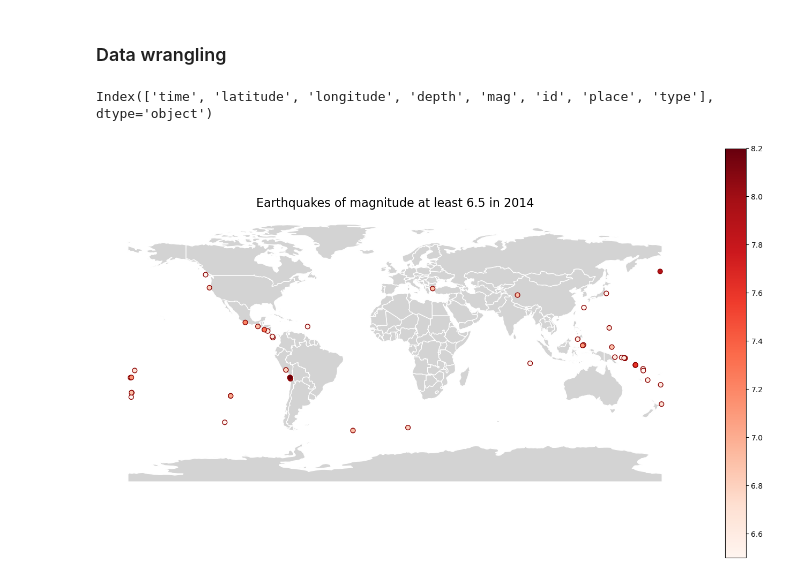
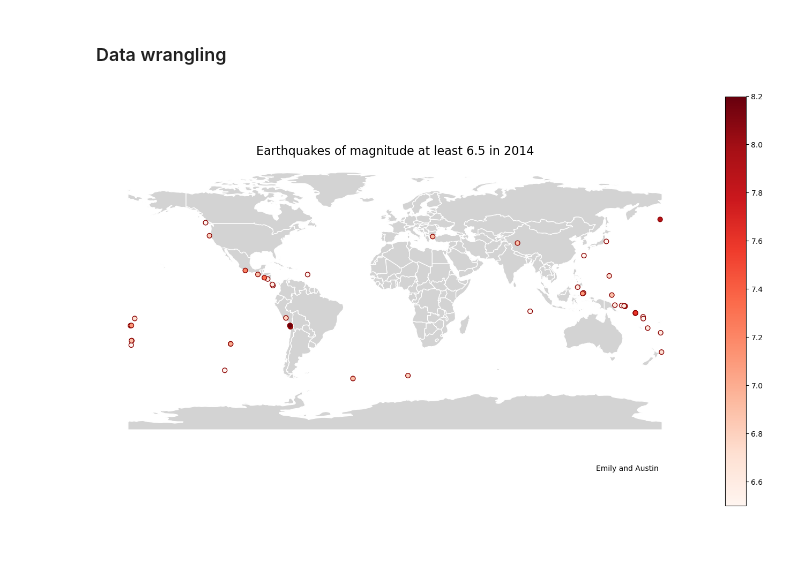
Before and after one commit to rellimylime/earthquake-branching, a Jupyter notebook: section-5-earthquakes.ipynb, the cells around one changed output. Drawn from its saved outputs; the diff is of its cells as text; code cells hidden in the pictures; blank space fills up the shorter version.

Commit message:
Add authors to plot and add comments to code

```diff
--- a/section-5-earthquakes.ipynb
+++ b/section-5-earthquakes.ipynb
@@ -19,10 +23,6 @@ boundaries = gpd.read_file("ne_110m_admin_0_countries.zip")
 3. Initial plan
 # %% [markdown]
 ### Data wrangling
-# %%
-quakes.columns
-# %% [output]
-Index(['time', 'latitude', 'longitude', 'depth', 'mag', 'id', 'place', 'type'], dtype='object')
 # %%
 # Convert times to datetime objects
 quakes['time'] = pd.to_datetime(quakes['time'].copy())
@@ -43,24 +43,25 @@ assert boundaries.crs == quake_gdf.crs
 # %%
 # Plot setup
 fig, ax = plt.subplots(figsize=(14, 8))
 
 # Plot boundaries
 boundaries.plot(ax=ax, color='lightgray', edgecolor='white')
 
 # Plot earthquakes with magnitude-based color
 quake_gdf.plot(
     ax=ax,
     column='mag',
     cmap='Reds',
     markersize=40,
     legend=True,
     edgecolor="darkred"
 )
 
 # Title and source
 ax.set_title("Earthquakes of magnitude at least 6.5 in 2014", fontsize=16)
 ax.set_axis_off()
 plt.tight_layout()
+plt.figtext(.67,0.1, "Emily and Austin")
 plt.show()
 # %% [output]
-[figure, old version]
+[figure, new version]
```
Also changed, not shown: parts of 2 cells of this notebook.
